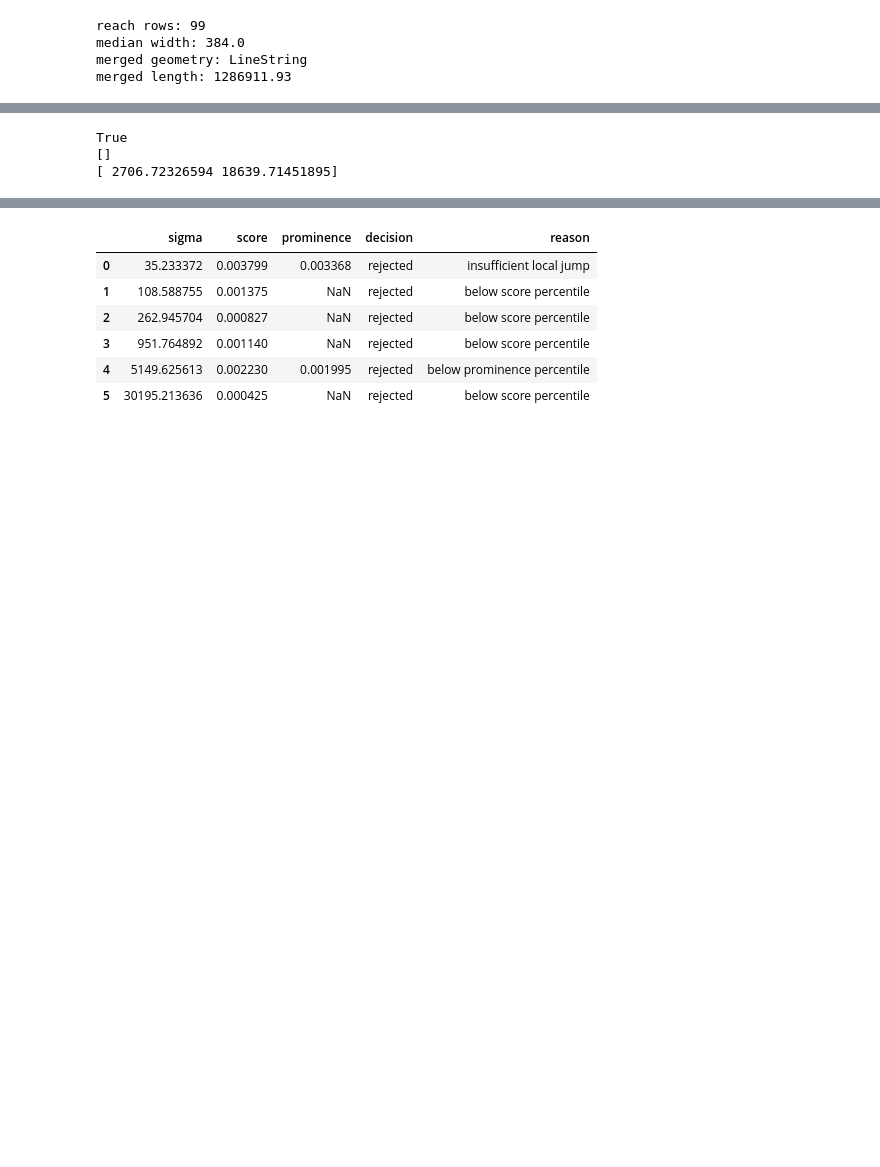
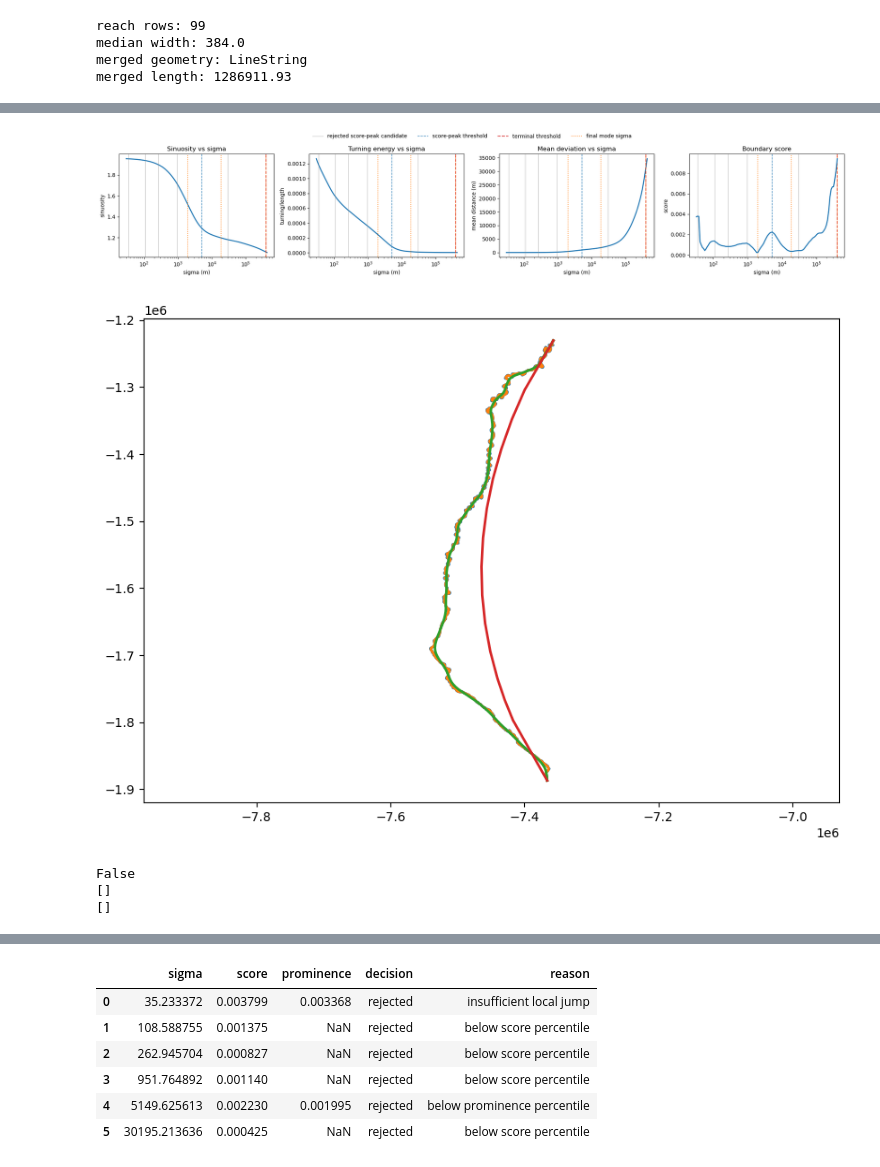
Before and after one commit to niekcde/single_thread_channel_hierarchy, a Jupyter notebook: test_pipeline.ipynb, the cells around one changed output, grey strips where cells are left out. Drawn from its saved outputs; the diff is of its cells as text; code cells hidden in the pictures; blank space fills up the shorter version.

Commit message:
change peak selection

```diff
--- a/test_pipeline.ipynb
+++ b/test_pipeline.ipynb
@@ -108,3 +91,26 @@ reach/valley-axis 395608.22
+# %%
+import importlib
+import supporting_boundaries as sb
+import main_pipeline as mp
+
+importlib.reload(sb)
+importlib.reload(mp)
+
+result = mp.extract_line_modes_auto(
+    merged,
+    width_m=width_m,
+    make_plots=True,
+    prune_dist_abs=width_m,
+    peak_selection_mode="adaptive",
+    use_score_percentile_gate=False,
+    prominence_mad_mult=1.5,
+    contrast_low=0.15,
+    contrast_high=0.30,
+    borderline_prominence_mult=1.25,
+)
+# %% [output]
+[figure, added]
+[figure, added]
 # %%
 plot_labels = [
     f"{label} | sigma={sigma:.0f}m | sc={sc}"
@@ -122,6 +128,6 @@ print(result["axis_fallback_used"])
 print(result["peak_boundary_sigmas"])
 print(result["added_boundary_sigmas"])
 # %% [output]
-True
+False
 []
-[ 2706.72326594 18639.71451895]
+[]
```
Also changed, not shown: parts of 11 cells of this notebook, 3 other files.
